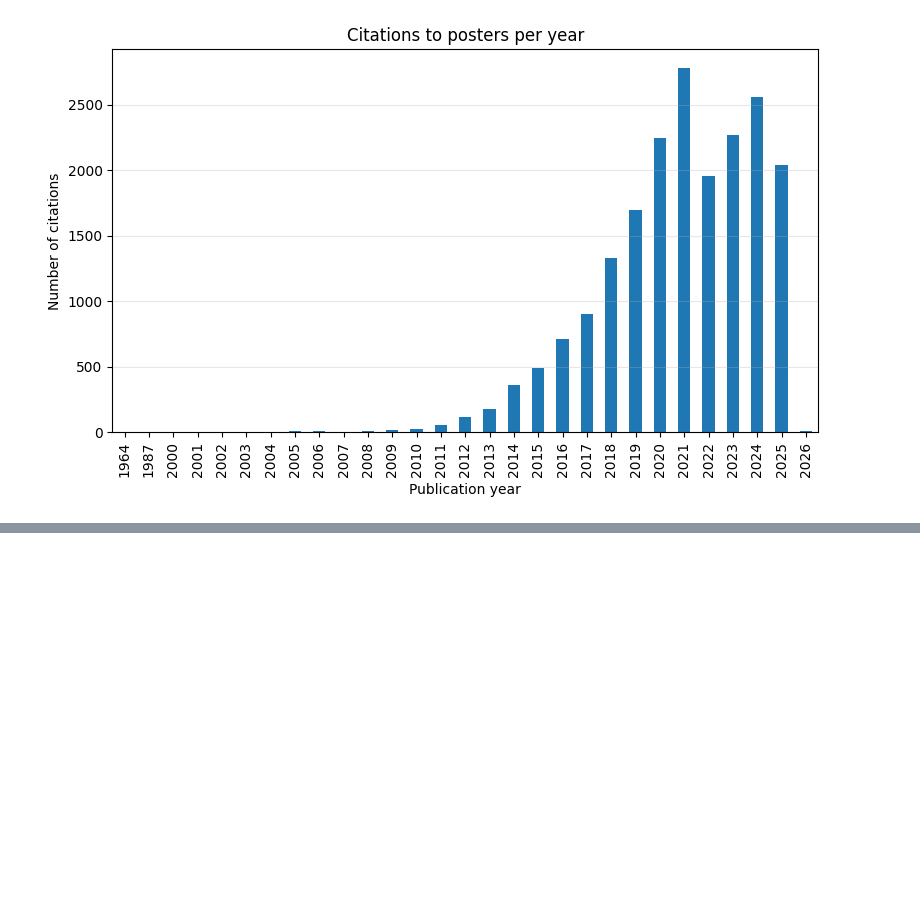
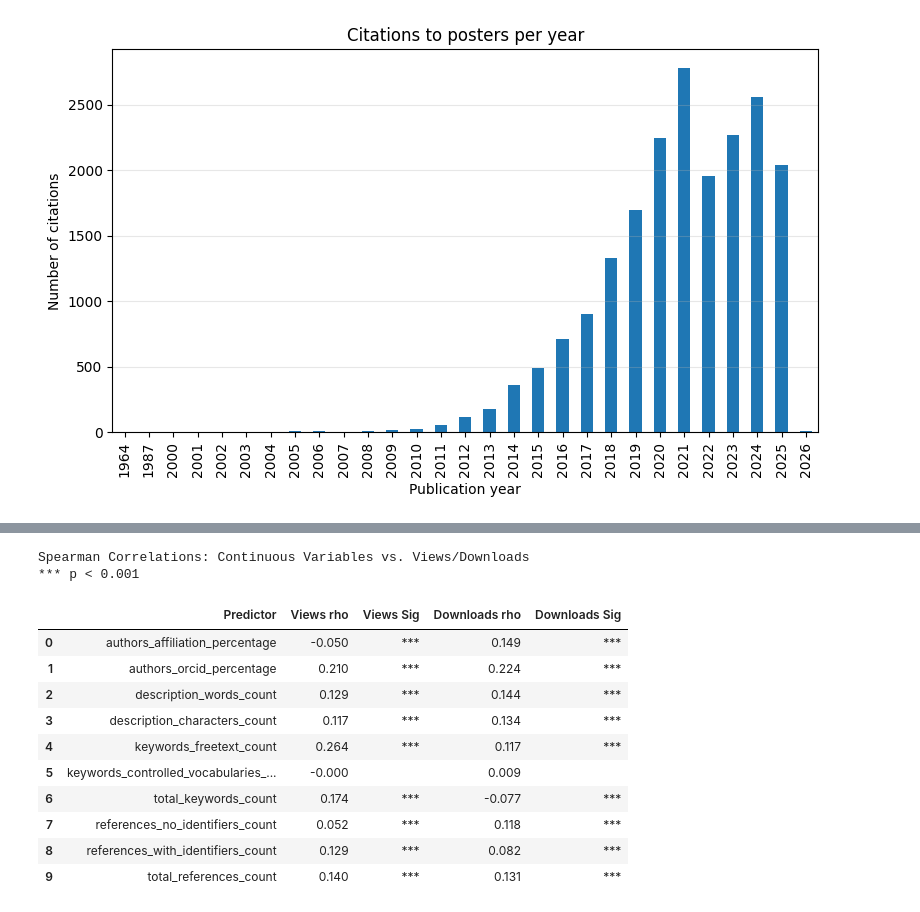
Before and after one commit to fairdataihub/poster-sharing-reuse-paper-code, a Jupyter notebook: poster-reuse.ipynb, the cells around one changed output, grey strips where cells are left out. Cells and saved outputs as stored; diff of their text form; code cells hidden in the pictures; blank space fills up the shorter version.

```diff
--- a/poster-reuse.ipynb
+++ b/poster-reuse.ipynb
@@ -1092,0 +1023,31 @@ All the data is complete (non-empty) and valid (data types are as expected)
+# %%
+views_spearman = pd.read_csv(RESULTS_DIR / "bivariate_views_spearman.csv")
+downloads_spearman = pd.read_csv(RESULTS_DIR / "bivariate_downloads_spearman.csv")
+bivariate = views_spearman[['predictor', 'statistic', 'significant_001']].copy()
+bivariate.columns = ['Predictor', 'Views rho', 'Views Sig']
+bivariate = bivariate.merge(
+    downloads_spearman[['predictor', 'statistic', 'significant_001']].rename(
+        columns={'predictor': 'Predictor', 'statistic': 'Downloads rho', 'significant_001': 'Downloads Sig'}
+    ), on='Predictor'
+)
+bivariate['Views rho'] = bivariate['Views rho'].round(3)
+bivariate['Downloads rho'] = bivariate['Downloads rho'].round(3)
+bivariate['Views Sig'] = bivariate['Views Sig'].map({True: '***', False: ''})
+bivariate['Downloads Sig'] = bivariate['Downloads Sig'].map({True: '***', False: ''})
+print("Spearman Correlations: Continuous Variables vs. Views/Downloads")
+print("*** p < 0.001")
+display(bivariate)
+# %% [output]
+Spearman Correlations: Continuous Variables vs. Views/Downloads
+*** p < 0.001
+|  | Predictor | Views rho | Views Sig | Downloads rho | Downloads Sig |
+| 0 | authors_affiliation_percentage | -0.050 | *** | 0.149 | *** |
+| 1 | authors_orcid_percentage | 0.210 | *** | 0.224 | *** |
+| 2 | description_words_count | 0.129 | *** | 0.144 | *** |
+| 3 | description_characters_count | 0.117 | *** | 0.134 | *** |
+| 4 | keywords_freetext_count | 0.264 | *** | 0.117 | *** |
+| 5 | keywords_controlled_vocabularies_... | -0.000 |  | 0.009 |  |
+| 6 | total_keywords_count | 0.174 | *** | -0.077 | *** |
+| 7 | references_no_identifiers_count | 0.052 | *** | 0.118 | *** |
+| 8 | references_with_identifiers_count | 0.129 | *** | 0.082 | *** |
+| 9 | total_references_count | 0.140 | *** | 0.131 | *** |
```
Also changed, not shown: parts of 39 cells of this notebook.
